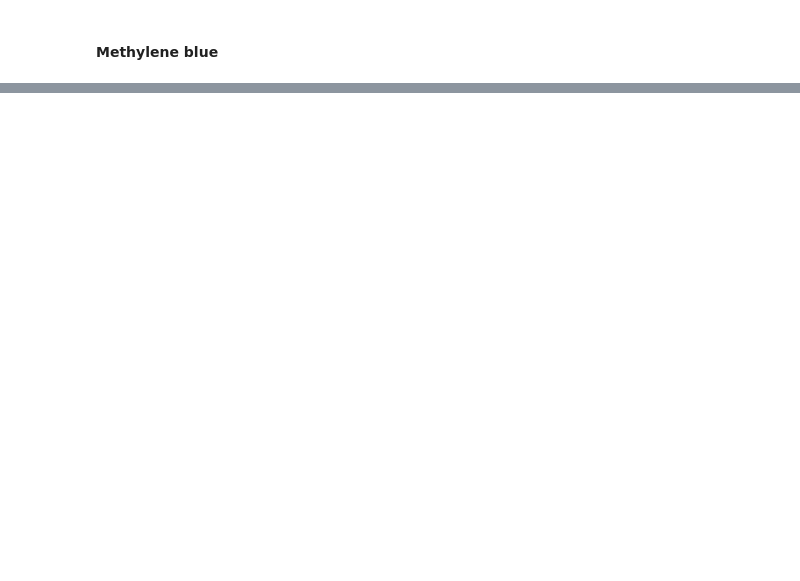
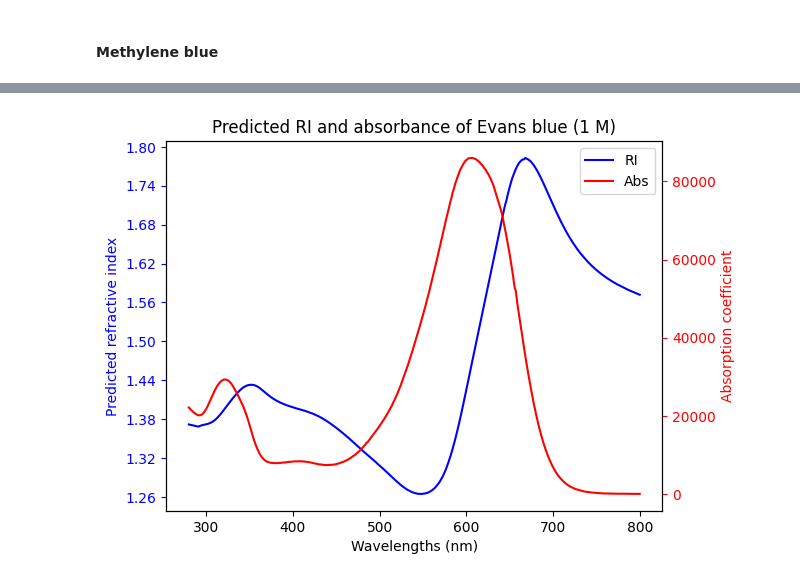
Before and after one commit to qanhng/Refractive-Index-Prediction-Model, a Jupyter notebook: kramers_kronig.ipynb, the cells around one changed output, grey strips where cells are left out. Saved outputs shown, nothing was run; the diff lists cells and outputs as text; code cells hidden in the pictures; blank space fills up the shorter version.

```diff
--- a/kramers_kronig.ipynb
+++ b/kramers_kronig.ipynb
@@ -160,0 +211,4 @@ plot_spectrum("Tartrazine",
+# %%
+eb_abs = pd.read_csv("data/EB abs.txt", sep="\t")
+eb_abs.columns = ["Wavelengths", "Abs"]
+eb_abs
@@ -160,0 +229,24 @@ plot_spectrum("Tartrazine",
+# %%
+# In this case, the online source already provided absorbtion coefficient so
+# we can skip the function abs_coefficient
+
+# Kramers-Kronig calculation
+
+# Get the predicted RI using the XGBoost model at the specified concentration
+ref_ri = 1.423
+
+# Perform the integration to get full spectrum RI
+ri_spectrum = kramers_kronig(eb_abs["Wavelengths"],
+                             eb_abs["Abs"],
+                             ref_ri)
+
+# Plot the spectrum
+plot_spectrum("Evans blue",
+              "1 M",
+              eb_abs["Wavelengths"],
+              eb_abs["Abs"],
+              ri_spectrum,
+              y_min=1.26,
+              y_max=1.80)
+# %% [output]
+[figure, added]
```
Also changed, not shown: parts of 8 cells of this notebook, 5 other files.
